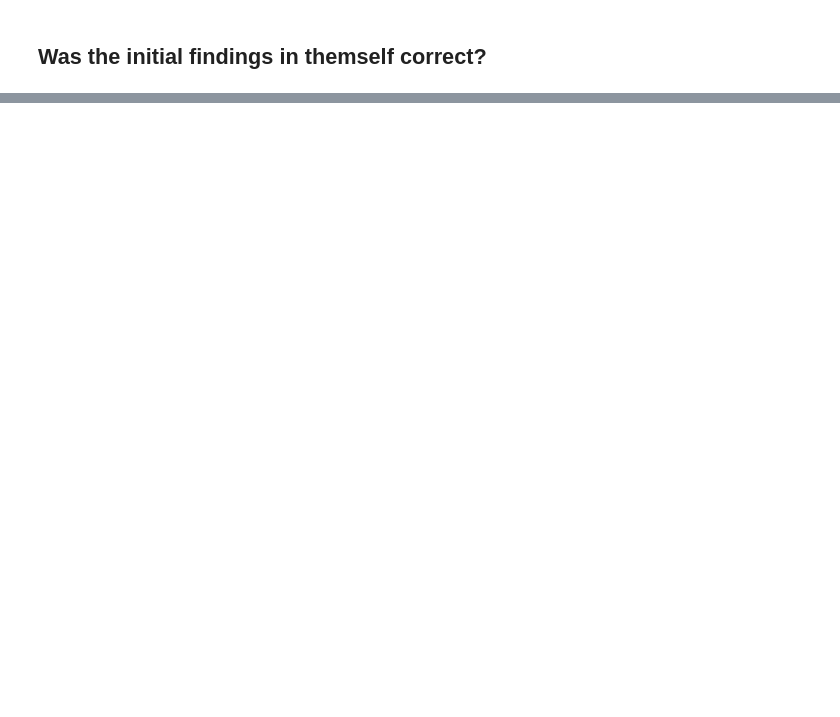
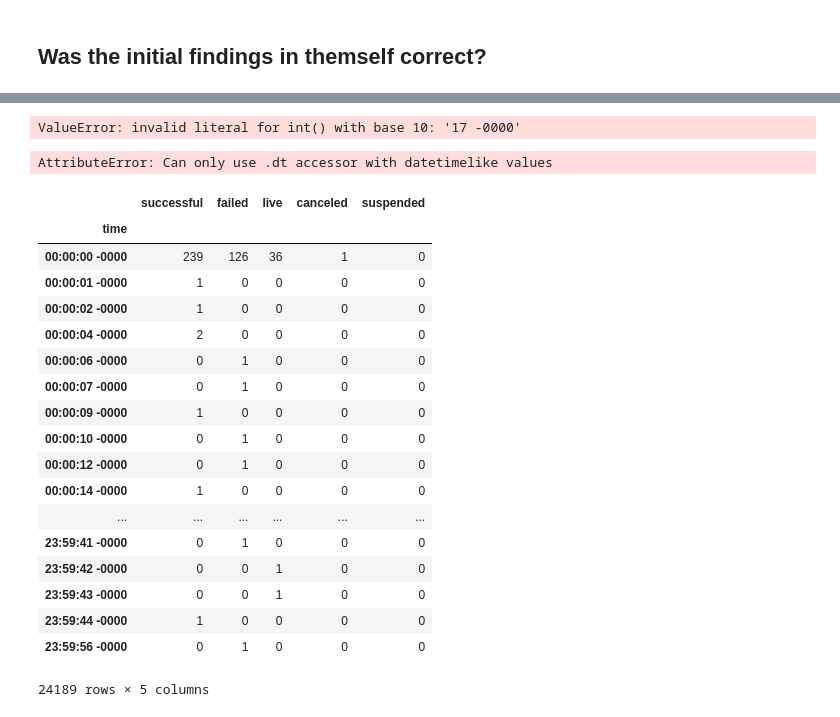
Before and after one commit to yhpf/kickstarter, a Jupyter notebook: kickstarter2.ipynb, the cells around one changed output, grey strips where cells are left out. Drawn from its saved outputs; the diff is of its cells as text; code cells hidden in the pictures; blank space fills up the shorter version.

```diff
--- a/kickstarter2.ipynb
+++ b/kickstarter2.ipynb
@@ -87,0 +252,30 @@ Tripple the successrate with 10 comments
+# %%
+data['time'].astype(str).str.split(':', expand=True).astype(int)
+# %% [output]
+ValueError: invalid literal for int() with base 10: '17 -0000'
+# %%
+df[['h','m','s']] = df['time'].astype(str).str.split(':', expand=True).astype(int)
+# %% [output]
+AttributeError: Can only use .dt accessor with datetimelike values
+# %%
+data.groupby(['time'])[['successful', 'failed', 'live', 'canceled', 'suspended']].sum()
+# %% [output]
+|  | successful | failed | live | canceled | suspended |
+| time |  |  |  |  |  |
+| 00:00:00 -0000 | 239 | 126 | 36 | 1 | 0 |
+| 00:00:01 -0000 | 1 | 0 | 0 | 0 | 0 |
+| 00:00:02 -0000 | 1 | 0 | 0 | 0 | 0 |
+| 00:00:04 -0000 | 2 | 0 | 0 | 0 | 0 |
+| 00:00:06 -0000 | 0 | 1 | 0 | 0 | 0 |
+| 00:00:07 -0000 | 0 | 1 | 0 | 0 | 0 |
+| 00:00:09 -0000 | 1 | 0 | 0 | 0 | 0 |
+| 00:00:10 -0000 | 0 | 1 | 0 | 0 | 0 |
+| 00:00:12 -0000 | 0 | 1 | 0 | 0 | 0 |
+| 00:00:14 -0000 | 1 | 0 | 0 | 0 | 0 |
+| ... | ... | ... | ... | ... | ... |
+| 23:59:41 -0000 | 0 | 1 | 0 | 0 | 0 |
+| 23:59:42 -0000 | 0 | 0 | 1 | 0 | 0 |
+| 23:59:43 -0000 | 0 | 0 | 1 | 0 | 0 |
+| 23:59:44 -0000 | 1 | 0 | 0 | 0 | 0 |
+| 23:59:56 -0000 | 0 | 1 | 0 | 0 | 0 |
+24189 rows × 5 columns
```
Also changed, not shown: parts of 27 cells of this notebook.
